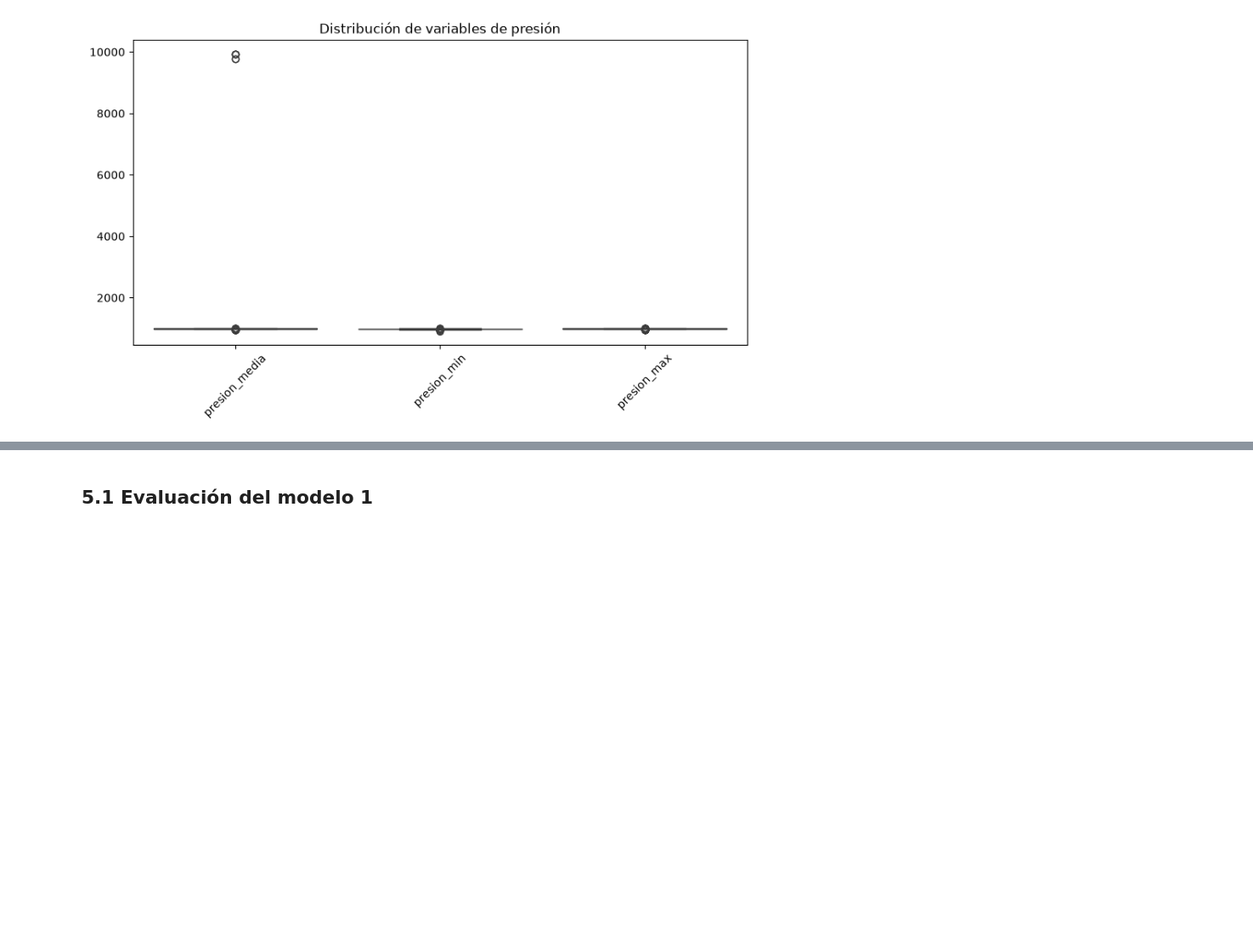
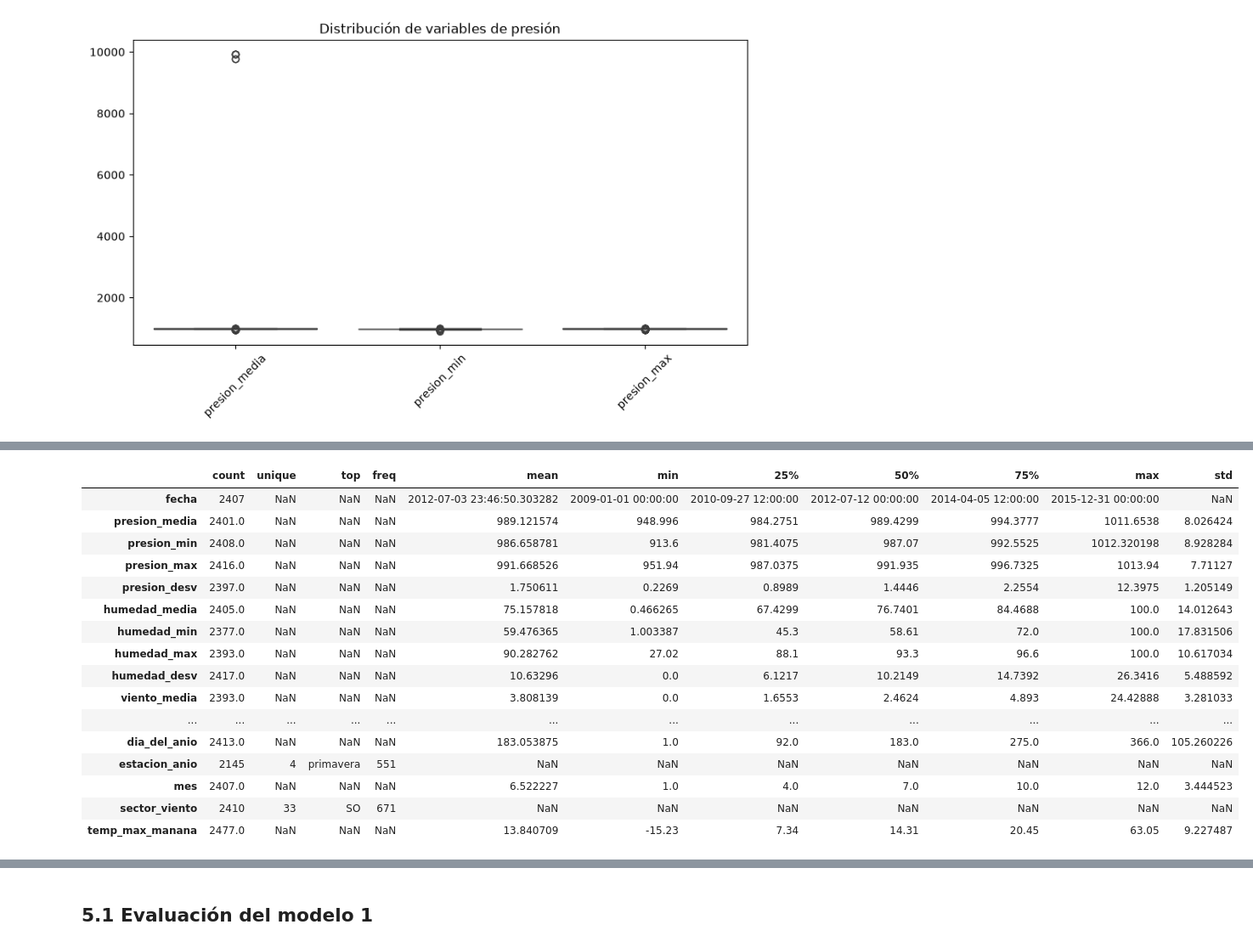
Before and after one commit to vergarave/Lab1_ML, a Jupyter notebook: Laboratorio_1.ipynb, the cells around one changed output, grey strips where cells are left out. Shown at 85% size. Drawn from its saved outputs; the diff is of its cells as text; code cells hidden in the pictures; blank space fills up the shorter version.

```diff
--- a/Laboratorio_1.ipynb
+++ b/Laboratorio_1.ipynb
@@ -532,7 +574,4 @@ Reemplazar `TARGET` por el nombre exacto de la columna que representa la tempera
 # %%
-TARGET = "REEMPLAZAR_CON_VARIABLE_OBJETIVO"
+data_preparada = data.copy()
 
-# X = variables predictoras
-# y = variable objetivo
-# X = data.drop(columns=[TARGET])
-# y = data[TARGET]
+print("Registros iniciales:", data_preparada.shape[0])
@@ -545,12 +582,5 @@ El laboratorio exige:
 # %%
-# Descomentar después de definir TARGET
+# Eliminar registros completamente duplicados
+data_preparada = data_preparada.drop_duplicates().copy()
 
-# X_train, X_test, y_train, y_test = train_test_split(
-#     X,
-#     y,
-#     test_size=0.25,
-#     random_state=42
-# )
-
-# print("X_train:", X_train.shape)
-# print("X_test:", X_test.shape)
+print("Registros después de eliminar duplicados:", data_preparada.shape[0])
@@ -556,0 +597,14 @@ El laboratorio exige:
+# %%
+TARGET = "temp_max_manana"
+
+print(
+    "Registros sin variable objetivo:",
+    data_preparada[TARGET].isna().sum()
+)
+
+data_preparada = data_preparada.dropna(subset=[TARGET]).copy()
+
+print(
+    "Registros después de eliminar target faltante:",
+    data_preparada.shape[0]
+)
@@ -556,0 +672,9 @@ El laboratorio exige:
+# %%
+# Convertir fecha a datetime
+data_preparada["fecha"] = pd.to_datetime(
+    data_preparada["fecha"],
+    errors="coerce"
+)
+
+# Reconstruir el mes a partir de la fecha
+data_preparada["mes"] = data_preparada["fecha"].dt.month
@@ -556,0 +820,20 @@ El laboratorio exige:
+# %%
+data_preparada.describe(include="all").T
+# %% [output]
+|  | count | unique | top | freq | mean | min | 25% | 50% | 75% | max | std |
+| fecha | 2407 | NaN | NaN | NaN | 2012-07-03 23:46:50.303282 | 2009-01-01 00:00:00 | 2010-09-27 12:00:00 | 2012-07-12 00:00:00 | 2014-04-05 12:00:00 | 2015-12-31 00:00:00 | NaN |
+| presion_media | 2401.0 | NaN | NaN | NaN | 989.121574 | 948.996 | 984.2751 | 989.4299 | 994.3777 | 1011.6538 | 8.026424 |
+| presion_min | 2408.0 | NaN | NaN | NaN | 986.658781 | 913.6 | 981.4075 | 987.07 | 992.5525 | 1012.320198 | 8.928284 |
+| presion_max | 2416.0 | NaN | NaN | NaN | 991.668526 | 951.94 | 987.0375 | 991.935 | 996.7325 | 1013.94 | 7.71127 |
+| presion_desv | 2397.0 | NaN | NaN | NaN | 1.750611 | 0.2269 | 0.8989 | 1.4446 | 2.2554 | 12.3975 | 1.205149 |
+| humedad_media | 2405.0 | NaN | NaN | NaN | 75.157818 | 0.466265 | 67.4299 | 76.7401 | 84.4688 | 100.0 | 14.012643 |
+| humedad_min | 2377.0 | NaN | NaN | NaN | 59.476365 | 1.003387 | 45.3 | 58.61 | 72.0 | 100.0 | 17.831506 |
+| humedad_max | 2393.0 | NaN | NaN | NaN | 90.282762 | 27.02 | 88.1 | 93.3 | 96.6 | 100.0 | 10.617034 |
+| humedad_desv | 2417.0 | NaN | NaN | NaN | 10.63296 | 0.0 | 6.1217 | 10.2149 | 14.7392 | 26.3416 | 5.488592 |
+| viento_media | 2393.0 | NaN | NaN | NaN | 3.808139 | 0.0 | 1.6553 | 2.4624 | 4.893 | 24.42888 | 3.281033 |
+| ... | ... | ... | ... | ... | ... | ... | ... | ... | ... | ... | ... |
+| dia_del_anio | 2413.0 | NaN | NaN | NaN | 183.053875 | 1.0 | 92.0 | 183.0 | 275.0 | 366.0 | 105.260226 |
+| estacion_anio | 2145 | 4 | primavera | 551 | NaN | NaN | NaN | NaN | NaN | NaN | NaN |
+| mes | 2407.0 | NaN | NaN | NaN | 6.522227 | 1.0 | 4.0 | 7.0 | 10.0 | 12.0 | 3.444523 |
+| sector_viento | 2410 | 33 | SO | 671 | NaN | NaN | NaN | NaN | NaN | NaN | NaN |
+| temp_max_manana | 2477.0 | NaN | NaN | NaN | 13.840709 | -15.23 | 7.34 | 14.31 | 20.45 | 63.05 | 9.227487 |
```
Also changed, not shown: parts of 46 cells of this notebook.
